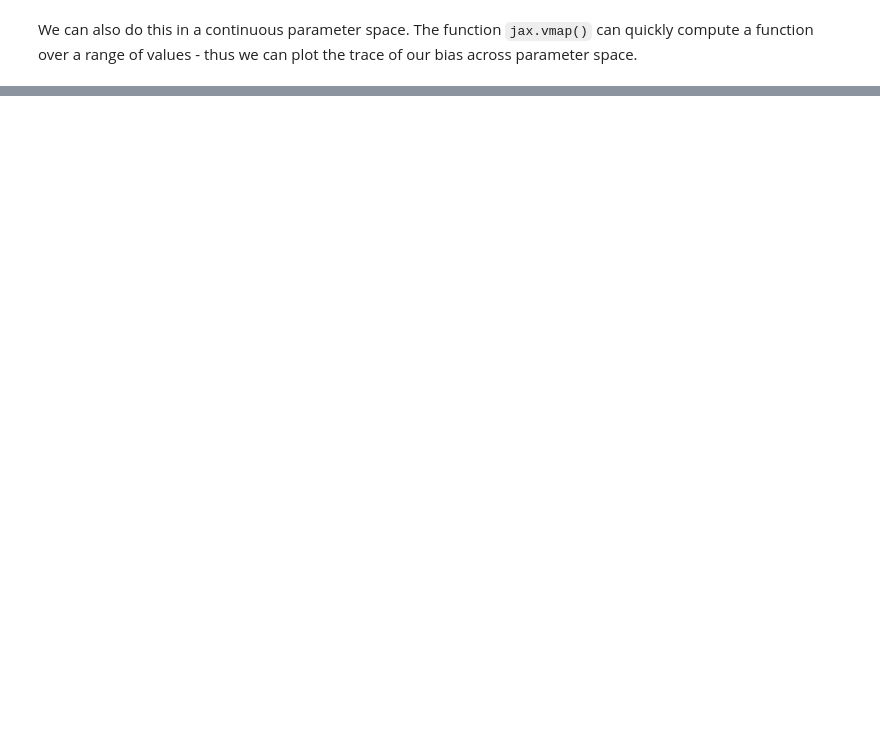
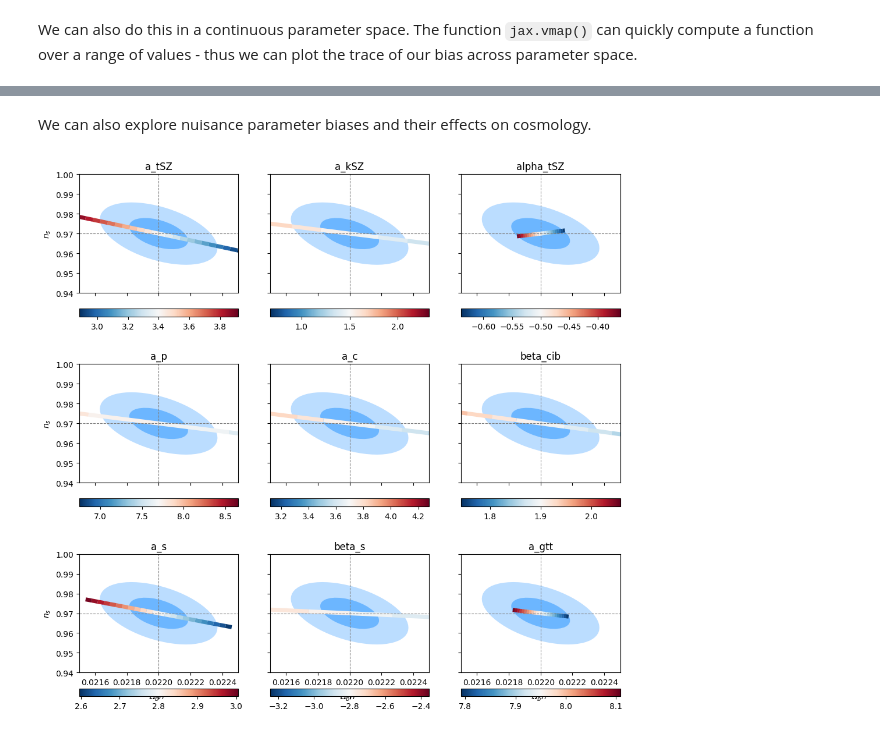
Before and after one commit to HTJense/dflike, a Jupyter notebook: notebooks/05_Parameter_Biases.ipynb, the cells around one changed output, grey strips where cells are left out. Cells and saved outputs as stored; diff of their text form; code cells hidden in the pictures; blank space fills up the shorter version.

```diff
--- a/notebooks/05_Parameter_Biases.ipynb
+++ b/notebooks/05_Parameter_Biases.ipynb
@@ -325,0 +353,63 @@ ax.set_ylim(0.94, 1.0);
+# %% [markdown]
+We can also explore nuisance parameter biases and their effects on cosmology.
+# %%
+parameters_foregrounds = [
+    "a_tSZ", "a_kSZ", "alpha_tSZ",
+    "a_p", "a_c", "beta_cib",
+    "a_s", "beta_s", "a_gtt"
+]
+
+fig, axes = plt.subplots(3, 3, figsize=(12, 12), sharex=True, sharey=True)
+
+mu0 = get_model(theta_baseline)
+
+for n, p in enumerate(parameters_foregrounds):
+    ax = axes.flatten()[n]
+
+    i = parameters_baseline.index(p)
+    m = theta_baseline[i]
+    s = np.sqrt(np.diag(cov)[i])
+
+    x = np.linspace(m - 0.5 * s, m + 0.5 * s, 25)
+
+    @jax.jit
+    def bias_model(x):
+        theta_offs = theta_baseline.at[i].set(x)
+        d = get_model(theta_offs) - mu0
+        return Finv @ J.T @ like.inv_cov @ d
+
+    par_bias = jax.vmap(bias_model)(x)
+
+    i = parameters_baseline.index("ombh2")
+    j = parameters_baseline.index("ns")
+
+    add_ellipse(ax, (theta_baseline[i], theta_baseline[j]), (err[i], err[j]), cov[i,j], facecolor="dodgerblue", alpha=0.5)
+    add_ellipse(ax, (theta_baseline[i], theta_baseline[j]), (err[i], err[j]), cov[i,j], facecolor="dodgerblue", alpha=0.3, nstd=2)
+
+    norm = mcl.Normalize(vmin=x.min(), vmax=x.max())
+    cmap = plt.get_cmap("RdBu_r")
+
+    points = theta_baseline[None,:] + par_bias
+    points = np.column_stack([points[:,i], points[:,j]])
+    segments = np.stack([points[:-1], points[1:]], axis=1)
+
+    lc = mpc.LineCollection(segments, cmap=cmap, norm=norm, linewidth=5)
+    lc.set_array((x[:-1] + x[1:]) / 2.)
+
+    ax.add_collection(lc)
+
+    ax.axvline(parameter_values["ombh2"], c="grey", lw=0.8, ls="--")
+    ax.axhline(parameter_values["ns"], c="grey", lw=0.8, ls="--")
+
+    fig.colorbar(lc, ax=ax, orientation="horizontal", pad=0.1)
+    ax.set_title(p)
+
+    ax.set_xlim(0.0215, 0.0225)
+    ax.set_ylim(0.94, 1.0)
+
+for ax in axes[-1,:]:
+    ax.set_xlabel(r"$\Omega_b h^2$")
+for ax in axes[:,0]:
+    ax.set_ylabel(r"$n_s$")
+# %% [output]
+[figure, added]
```
Also changed, not shown: parts of 7 cells of this notebook.
